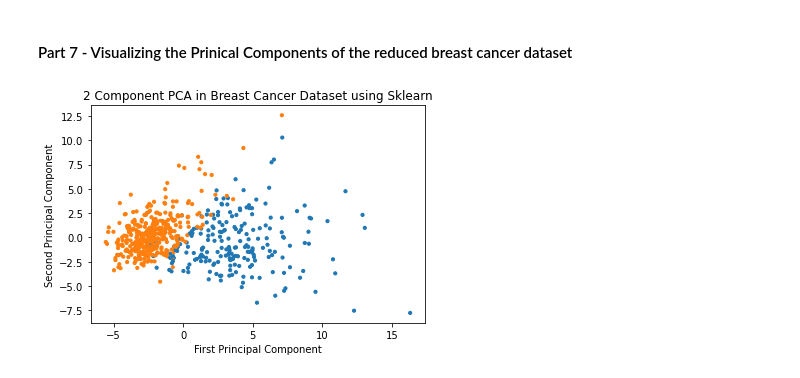
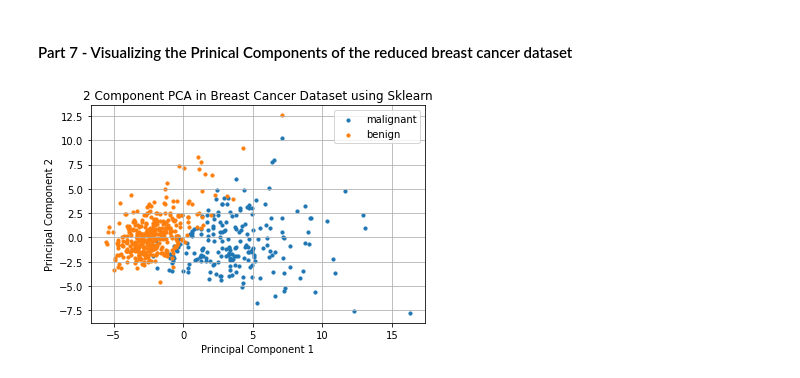
Before and after one commit to livinNector/machine-learning-lab-exercises, a Jupyter notebook: notebooks/Exercise 3.ipynb, the cells around one changed output. Drawn from its saved outputs; the diff is of its cells as text; code cells hidden in the pictures.

```diff
--- a/notebooks/Exercise 3.ipynb
+++ b/notebooks/Exercise 3.ipynb
@@ -146,15 +144,18 @@ reduced_cancer_X = skl_pca.fit_transform(scaled_cancer_X)
 #### Part 7 - Visualizing the Prinical Components of the reduced breast cancer dataset
 # %%
 plt.title("2 Component PCA in Breast Cancer Dataset using Sklearn")
-plt.xlabel('First Principal Component')
-plt.ylabel('Second Principal Component')
+plt.xlabel('Principal Component 1')
+plt.ylabel('Principal Component 2')
 
-colors = np.array(["C0","C1"])
-plt.scatter(
-    reduced_cancer_X[:, 0], reduced_cancer_X[:, 1],
-    c=colors[cancer_data.target],
-    s=10
-)
+for target in cancer_data.target_names:
+    idxs = cancer_y == target
+    scatter = plt.scatter(
+        reduced_cancer_X[idxs, 0],
+        reduced_cancer_X[idxs, 1],
+        s=10,label = target
+    )
+plt.legend()
+plt.grid()
 plt.show()
 # %% [output]
-[figure, old version]
+[figure, new version]
```
Also changed, not shown: parts of 3 cells of this notebook.
